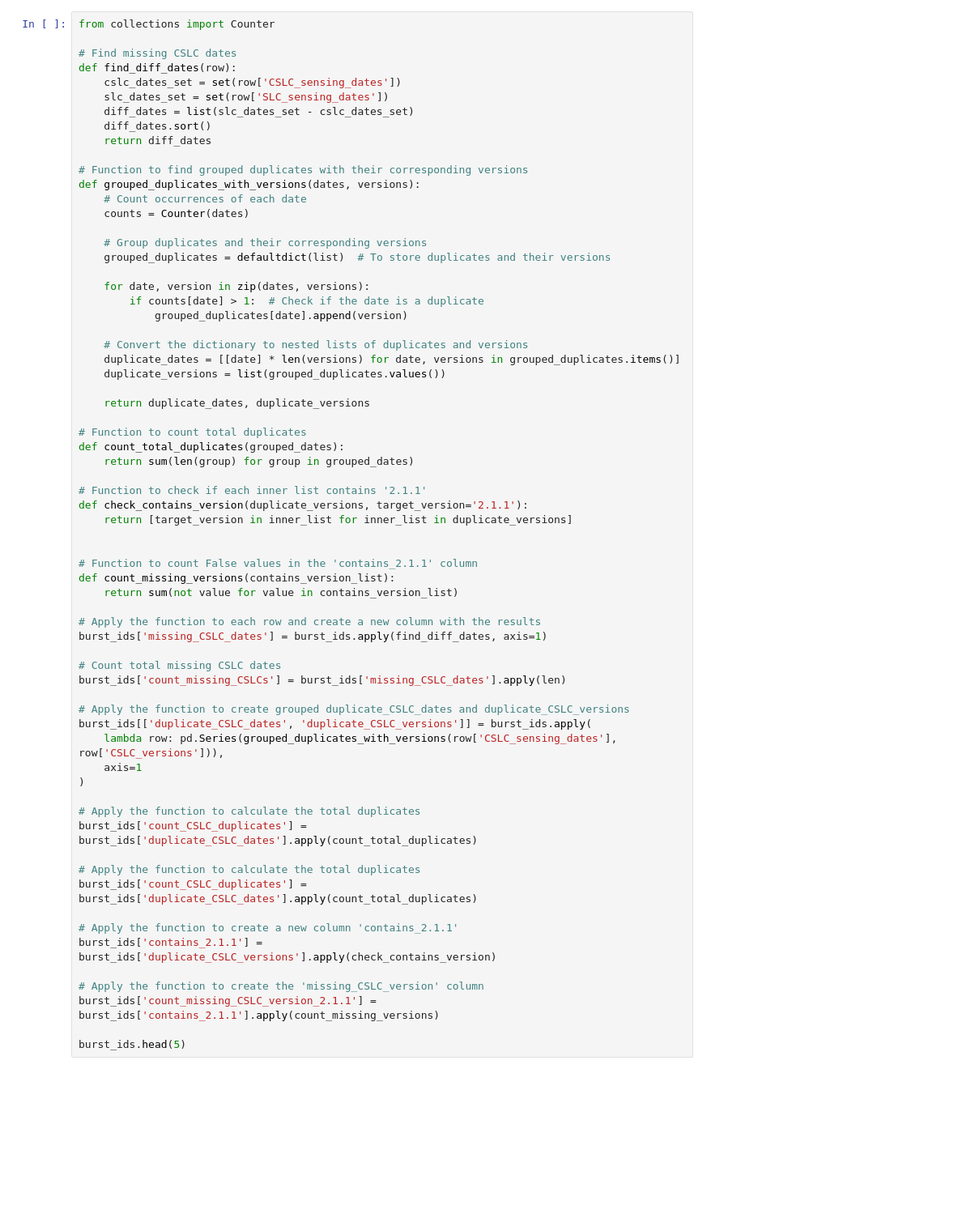
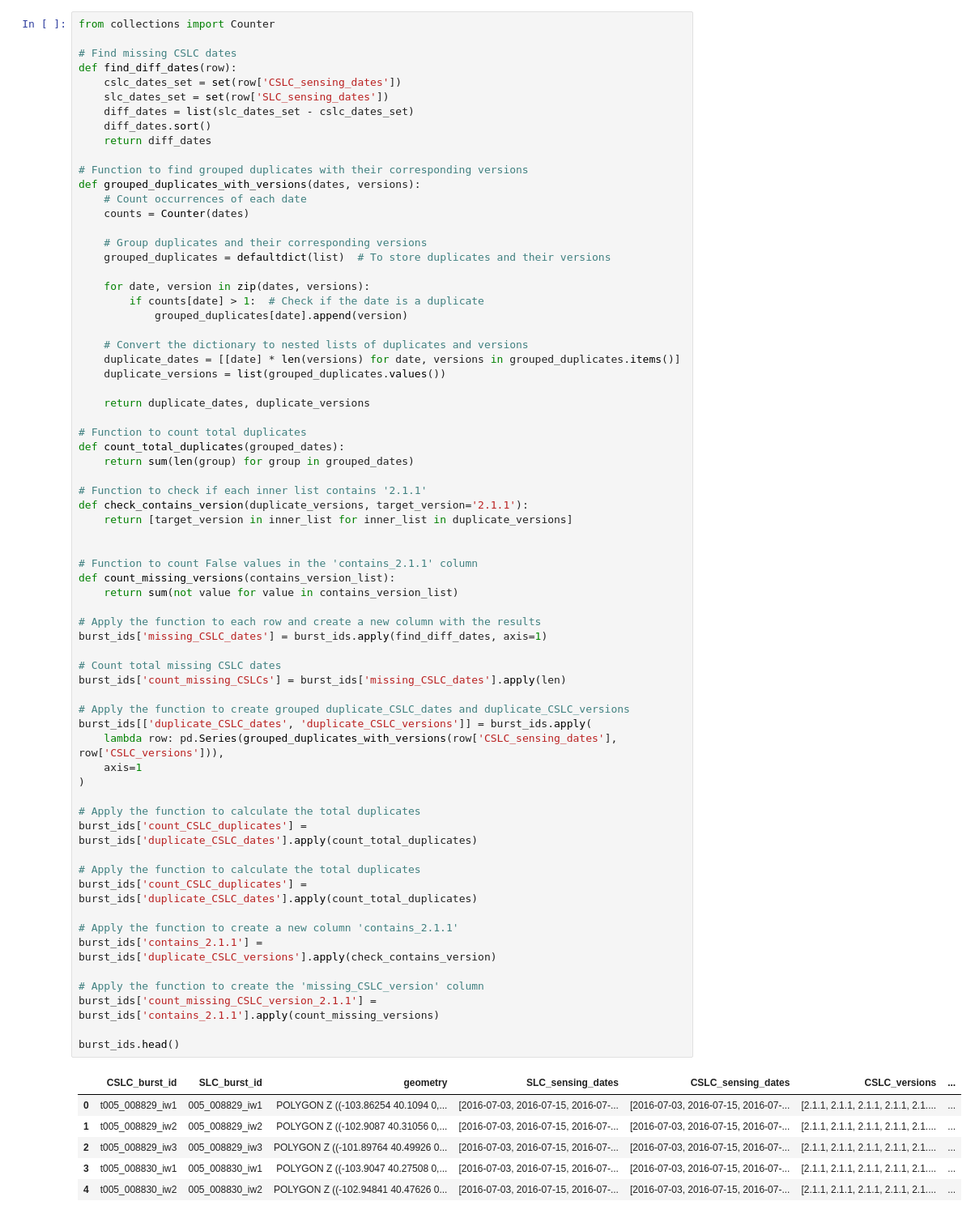
Before and after one commit to cmspeed/OPERA_Applications, a Jupyter notebook: CSLC/troubleshooting/find_missing_and_duplicate_CSLC-S1.ipynb, the cells around one changed output. Shown at 81% size. Cells and saved outputs as stored; diff of their text form; blank space fills up the shorter version.

```diff
--- a/CSLC/troubleshooting/find_missing_and_duplicate_CSLC-S1.ipynb
+++ b/CSLC/troubleshooting/find_missing_and_duplicate_CSLC-S1.ipynb
@@ -332,34 +387,41 @@ def check_contains_version(duplicate_versions, target_version='2.1.1'):
 
 
 # Function to count False values in the 'contains_2.1.1' column
 def count_missing_versions(contains_version_list):
     return sum(not value for value in contains_version_list)
 
 # Apply the function to each row and create a new column with the results
 burst_ids['missing_CSLC_dates'] = burst_ids.apply(find_diff_dates, axis=1)
 
 # Count total missing CSLC dates
 burst_ids['count_missing_CSLCs'] = burst_ids['missing_CSLC_dates'].apply(len)
 
 # Apply the function to create grouped duplicate_CSLC_dates and duplicate_CSLC_versions
 burst_ids[['duplicate_CSLC_dates', 'duplicate_CSLC_versions']] = burst_ids.apply(
     lambda row: pd.Series(grouped_duplicates_with_versions(row['CSLC_sensing_dates'], row['CSLC_versions'])),
     axis=1
 )
 
 # Apply the function to calculate the total duplicates
 burst_ids['count_CSLC_duplicates'] = burst_ids['duplicate_CSLC_dates'].apply(count_total_duplicates)
 
 # Apply the function to calculate the total duplicates
 burst_ids['count_CSLC_duplicates'] = burst_ids['duplicate_CSLC_dates'].apply(count_total_duplicates)
 
 # Apply the function to create a new column 'contains_2.1.1'
 burst_ids['contains_2.1.1'] = burst_ids['duplicate_CSLC_versions'].apply(check_contains_version)
 
 # Apply the function to create the 'missing_CSLC_version' column
 burst_ids['count_missing_CSLC_version_2.1.1'] = burst_ids['contains_2.1.1'].apply(count_missing_versions)
 
-burst_ids.head(5)
+burst_ids.head()
+# %% [output]
+|  | CSLC_burst_id | SLC_burst_id | geometry | SLC_sensing_dates | CSLC_sensing_dates | CSLC_versions | ... |
+| 0 | t005_008829_iw1 | 005_008829_iw1 | POLYGON Z ((-103.86254 40.1094 0,... | [2016-07-03, 2016-07-15, 2016-07-... | [2016-07-03, 2016-07-15, 2016-07-... | [2.1.1, 2.1.1, 2.1.1, 2.1.1, 2.1.... | ... |
+| 1 | t005_008829_iw2 | 005_008829_iw2 | POLYGON Z ((-102.9087 40.31056 0,... | [2016-07-03, 2016-07-15, 2016-07-... | [2016-07-03, 2016-07-15, 2016-07-... | [2.1.1, 2.1.1, 2.1.1, 2.1.1, 2.1.... | ... |
+| 2 | t005_008829_iw3 | 005_008829_iw3 | POLYGON Z ((-101.89764 40.49926 0... | [2016-07-03, 2016-07-15, 2016-07-... | [2016-07-03, 2016-07-15, 2016-07-... | [2.1.1, 2.1.1, 2.1.1, 2.1.1, 2.1.... | ... |
+| 3 | t005_008830_iw1 | 005_008830_iw1 | POLYGON Z ((-103.9047 40.27508 0,... | [2016-07-03, 2016-07-15, 2016-07-... | [2016-07-03, 2016-07-15, 2016-07-... | [2.1.1, 2.1.1, 2.1.1, 2.1.1, 2.1.... | ... |
+| 4 | t005_008830_iw2 | 005_008830_iw2 | POLYGON Z ((-102.94841 40.47626 0... | [2016-07-03, 2016-07-15, 2016-07-... | [2016-07-03, 2016-07-15, 2016-07-... | [2.1.1, 2.1.1, 2.1.1, 2.1.1, 2.1.... | ... |
 # %% [markdown]
 ### Make the final dataframe
 Fields: `cslc_brustID`, `count_asfburst`, `count_operaburst`, `count_missing_cslcs`, `missing_CSLC_date`
```
Also changed, not shown: parts of 20 cells of this notebook.
